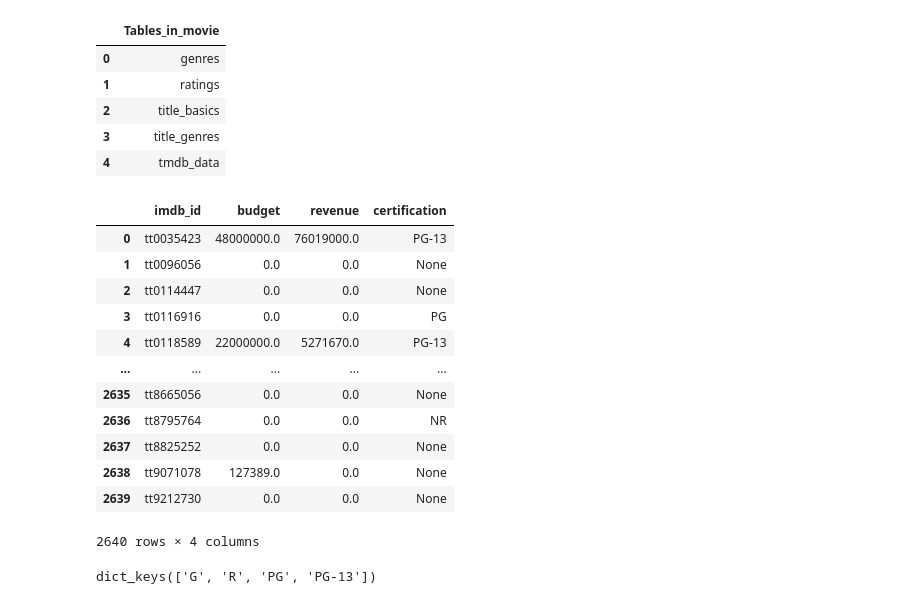
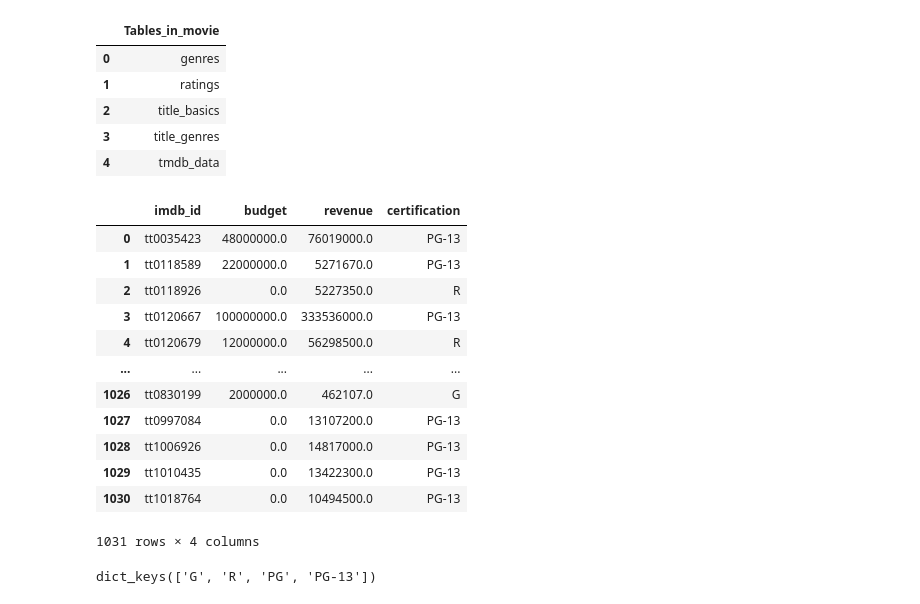
Before and after one commit to dimLMT/Movie-Business-Prediction, a Jupyter notebook: part4.ipynb, the cells around one changed output. Drawn from its saved outputs; the diff is of its cells as text; code cells hidden in the pictures.

```diff
--- a/part4.ipynb
+++ b/part4.ipynb
@@ -47,25 +47,26 @@ pd.read_sql(text(q), conn)
 | 4 | tmdb_data |
 # %%
 q = """
-SELECT * FROM tmdb_data;
+SELECT * FROM tmdb_data
+WHERE revenue >0 AND certification IS NOT NULL;
 """
 # Pass the query though the text function before running read_sql
 tmdb_data=pd.read_sql(text(q), conn)
 tmdb_data
 # %% [output]
 |  | imdb_id | budget | revenue | certification |
 | 0 | tt0035423 | 48000000.0 | 76019000.0 | PG-13 |
-| 1 | tt0096056 | 0.0 | 0.0 | None |
-| 2 | tt0114447 | 0.0 | 0.0 | None |
-| 3 | tt0116916 | 0.0 | 0.0 | PG |
-| 4 | tt0118589 | 22000000.0 | 5271670.0 | PG-13 |
+| 1 | tt0118589 | 22000000.0 | 5271670.0 | PG-13 |
+| 2 | tt0118926 | 0.0 | 5227350.0 | R |
+| 3 | tt0120667 | 100000000.0 | 333536000.0 | PG-13 |
+| 4 | tt0120679 | 12000000.0 | 56298500.0 | R |
 | ... | ... | ... | ... | ... |
-| 2635 | tt8665056 | 0.0 | 0.0 | None |
-| 2636 | tt8795764 | 0.0 | 0.0 | NR |
-| 2637 | tt8825252 | 0.0 | 0.0 | None |
-| 2638 | tt9071078 | 127389.0 | 0.0 | None |
-| 2639 | tt9212730 | 0.0 | 0.0 | None |
+| 1026 | tt0830199 | 2000000.0 | 462107.0 | G |
+| 1027 | tt0997084 | 0.0 | 13107200.0 | PG-13 |
+| 1028 | tt1006926 | 0.0 | 14817000.0 | PG-13 |
+| 1029 | tt1010435 | 0.0 | 13422300.0 | PG-13 |
+| 1030 | tt1018764 | 0.0 | 10494500.0 | PG-13 |
-2640 rows × 4 columns
+1031 rows × 4 columns
 # %%
 groups = ['G','R','PG','PG-13']
 data={}
```
Also changed, not shown: parts of 15 cells of this notebook, 10 other files.
